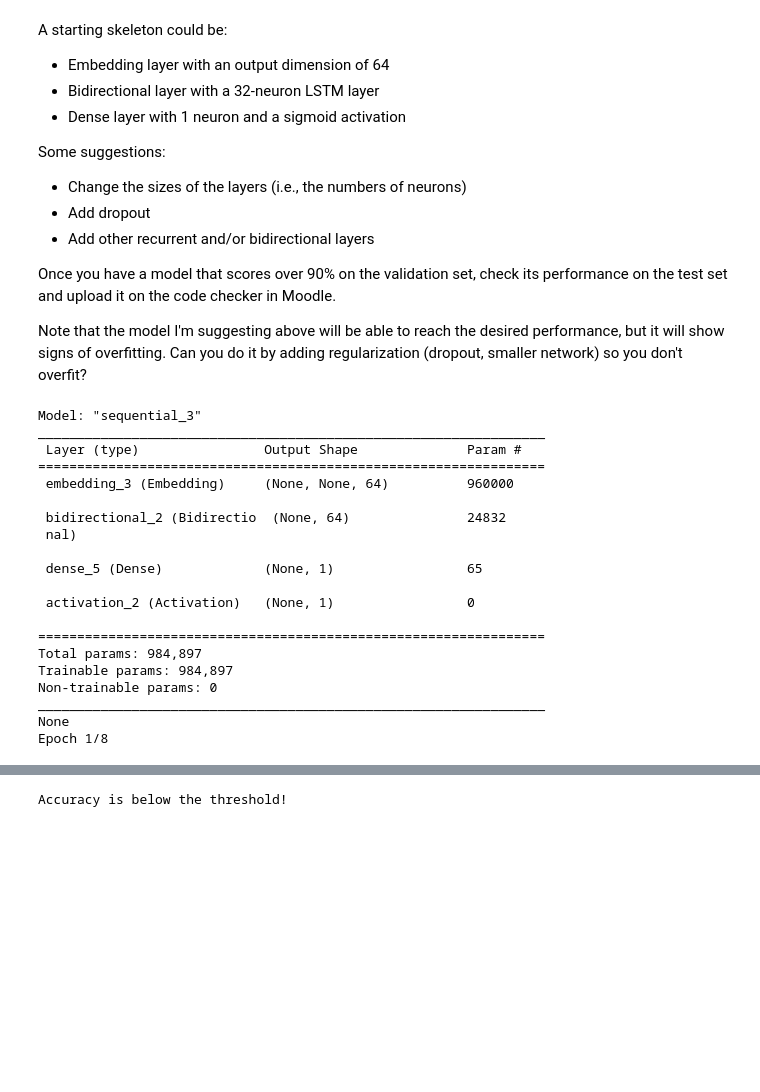
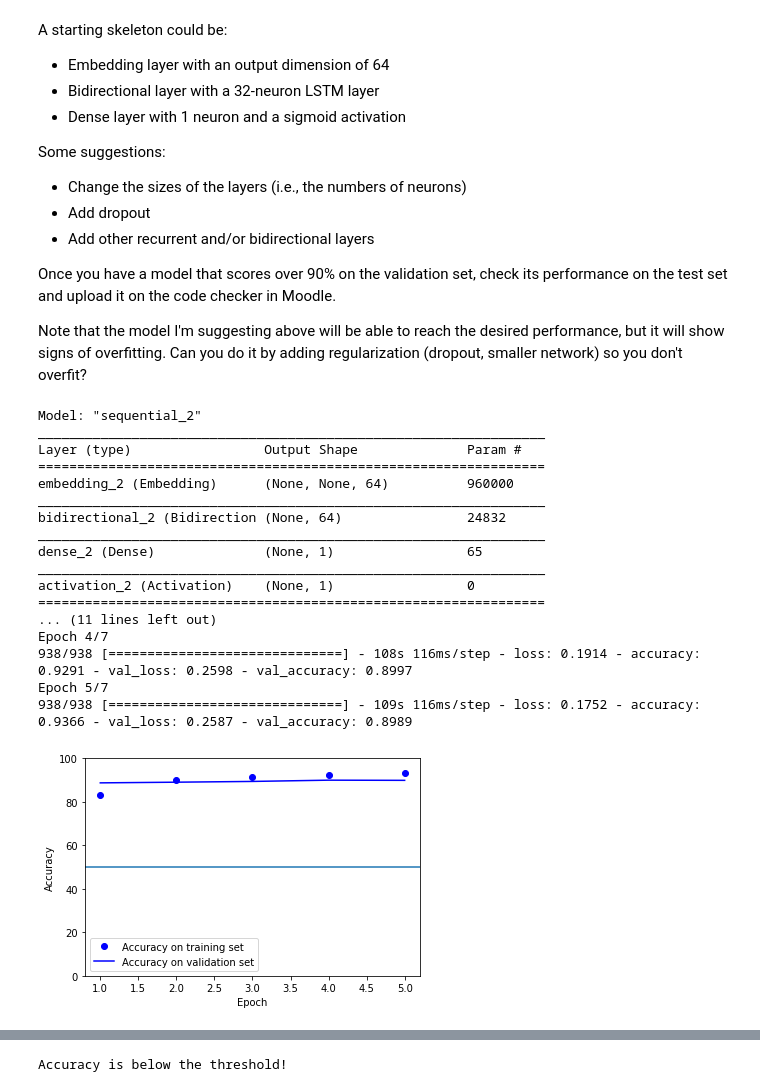
Before and after one commit to kkoban/Data-Science-and-Decision-Making, a Jupyter notebook: Labs/Lab 8/RNN.ipynb, the cells around one changed output, grey strips where cells are left out. Saved outputs shown, nothing was run; the diff lists cells and outputs as text; code cells hidden in the pictures; blank space fills up the shorter version.

```diff
--- a/Labs/Lab 8/RNN.ipynb
+++ b/Labs/Lab 8/RNN.ipynb
@@ -482,48 +480,46 @@ Once you have a model that scores over 90% on the validation set, check its perf
 
 Note that the model I'm suggesting above will be able to reach the desired performance, but it will show signs of overfitting. Can you do it by adding regularization (dropout, smaller network) so you don't overfit?
 # %%
-n_ = 8  # number of epochs. You can edit this
+n_ = 7  # number of epochs. You can edit this
 
 model = models.Sequential()
 model.add(layers.Embedding(max_features, 64))
 model.add(Bidirectional(LSTM(32)))
 model.add(Dense(1))
 model.add(Activation('sigmoid'))
 
 # I DON'T RECOMMEND THAT YOU CHANGE CODE AFTER THIS POINT
 model.compile(optimizer="rmsprop", loss="binary_crossentropy", metrics=["accuracy"])
 
 print(model.summary())
 
 # This model will take a long time to train, so we add an early stopping criterion
 # I've also added a ModelCheckpoint that will save the best model according to val_accuracy regardless of whether we continue training
 callbacks = [EarlyStopping(monitor='val_accuracy', patience=1),
              ModelCheckpoint("model.keras", save_best_only=True, monitor="val_accuracy", mode='max')]
 
 history = model.fit(x_train, y_train, batch_size=batch_size, epochs=n_,
                     validation_data=(x_val, y_val),
                     callbacks=callbacks)
 plot_hist_classif(history)
 model = keras.models.load_model("model.keras")
 print('Test Accuracy = %.2f' % model.evaluate(x_test, y_test)[1])
 # %% [output]
-Model: "sequential_3"
+Model: "sequential_2"
 _________________________________________________________________
- Layer (type)                Output Shape              Param #
+Layer (type)                 Output Shape              Param #
 =================================================================
- embedding_3 (Embedding)     (None, None, 64)          960000
-
- bidirectional_2 (Bidirectio  (None, 64)               24832
- nal)
-
- dense_5 (Dense)             (None, 1)                 65
-
- activation_2 (Activation)   (None, 1)                 0
-
+embedding_2 (Embedding)      (None, None, 64)          960000
+_________________________________________________________________
+bidirectional_2 (Bidirection (None, 64)                24832
+_________________________________________________________________
+dense_2 (Dense)              (None, 1)                 65
+_________________________________________________________________
+activation_2 (Activation)    (None, 1)                 0
 =================================================================
-Total params: 984,897
-Trainable params: 984,897
-Non-trainable params: 0
-_________________________________________________________________
-None
-Epoch 1/8
+... (11 lines left out)
+Epoch 4/7
+938/938 [==============================] - 108s 116ms/step - loss: 0.1914 - accuracy: 0.9291 - val_loss: 0.2598 - val_accuracy: 0.8997
+Epoch 5/7
+938/938 [==============================] - 109s 116ms/step - loss: 0.1752 - accuracy: 0.9366 - val_loss: 0.2587 - val_accuracy: 0.8989
+[figure, added]
```
Also changed, not shown: parts of 4 cells of this notebook, 5 other files.
